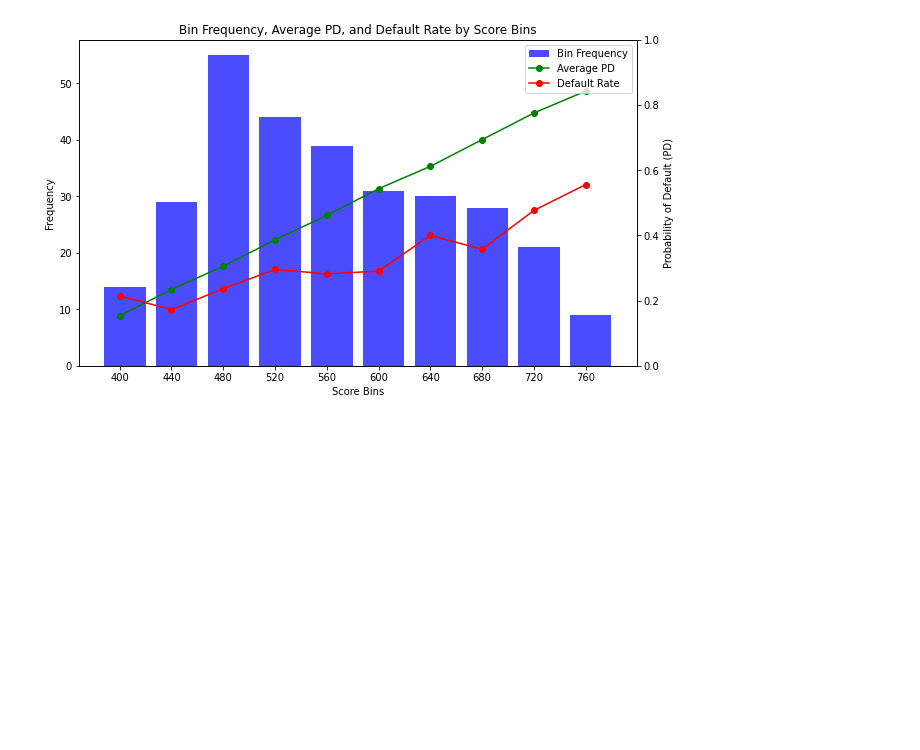
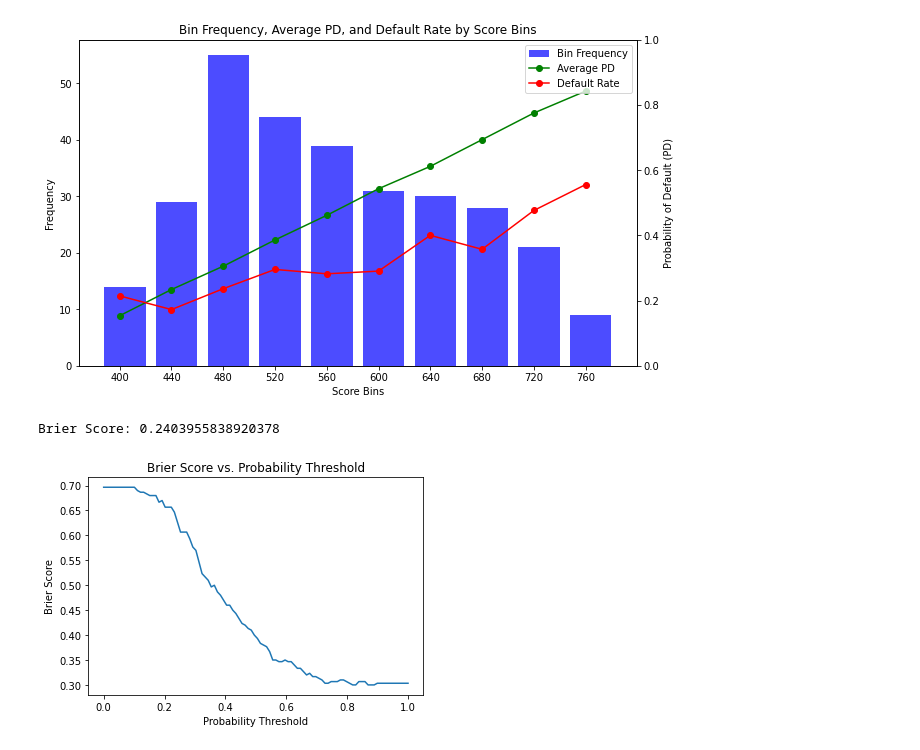
Before and after one commit to vladcatalinbalint/Application_Risk_Model, a Jupyter notebook: risk_modeling.ipynb, the cells around one changed output. Cells and saved outputs as stored; diff of their text form; code cells hidden in the pictures; blank space fills up the shorter version.

Commit message:
Added Brier Score function

```diff
--- a/risk_modeling.ipynb
+++ b/risk_modeling.ipynb
@@ -493,3 +497,28 @@ plt.show()
 
 # psi_results = calculate_psi_dataframe(observed_df, expected_df)
 # print(psi_results)
+# %%
+from sklearn.metrics import brier_score_loss
+
+# Compute the Brier score
+brier_score = brier_score_loss(y_valid, y_pred_proba)
+
+# Print the Brier score
+print("Brier Score:", brier_score)
+
+# Compute the Brier score for a range of probability thresholds
+thresholds = np.linspace(0, 1, 100)
+brier_scores = []
+for threshold in thresholds:
+    y_pred = (y_pred_proba >= threshold).astype(int)
+    brier_scores.append(brier_score_loss(y_valid, y_pred))
+
+# Plot the Brier score
+plt.plot(thresholds, brier_scores)
+plt.xlabel('Probability Threshold')
+plt.ylabel('Brier Score')
+plt.title('Brier Score vs. Probability Threshold')
+plt.show()
+# %% [output]
+Brier Score: 0.2403955838920378
+[figure, added]
```
Also changed, not shown: parts of 1 cell of this notebook.
